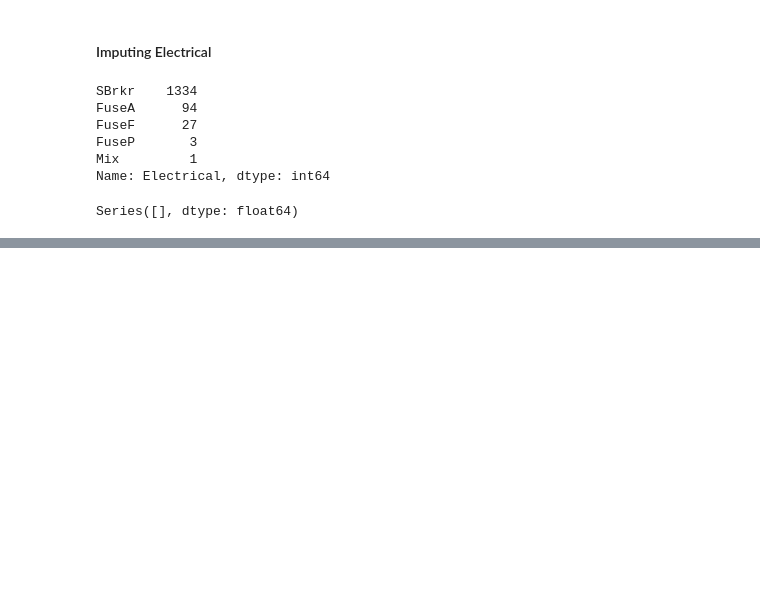
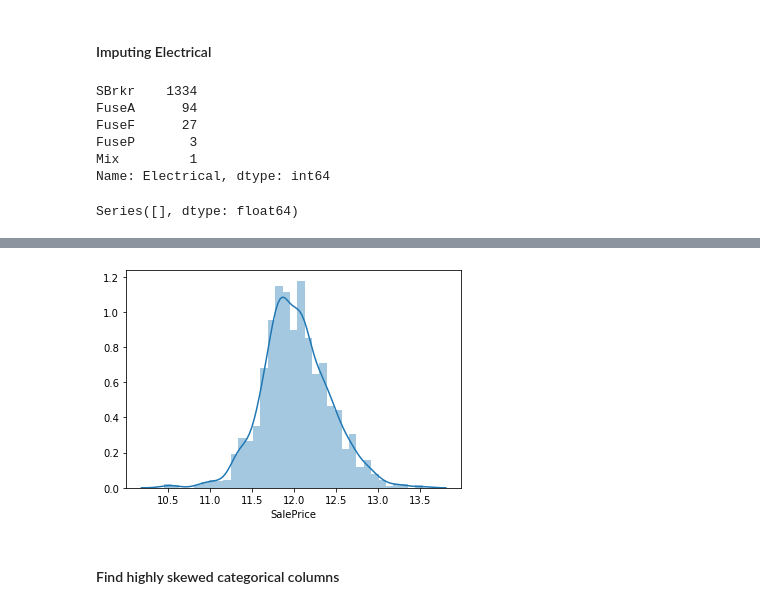
Before and after one commit to singh-manvinder/house_price_prediction, a Jupyter notebook: solution.ipynb, the cells around one changed output, grey strips where cells are left out. Drawn from its saved outputs; the diff is of its cells as text; code cells hidden in the pictures; blank space fills up the shorter version.

```diff
--- a/solution.ipynb
+++ b/solution.ipynb
@@ -199,0 +210,9 @@ Series([], dtype: float64)
+# %%
+df_housing['SalePrice'] = np.log(df_housing['SalePrice'])
+# %%
+sns.distplot(df_housing['SalePrice'])
+plt.show()
+# %% [output]
+[figure, added]
+# %% [markdown]
+#### Find highly skewed categorical columns
```
Also changed, not shown: parts of 7 cells of this notebook.
